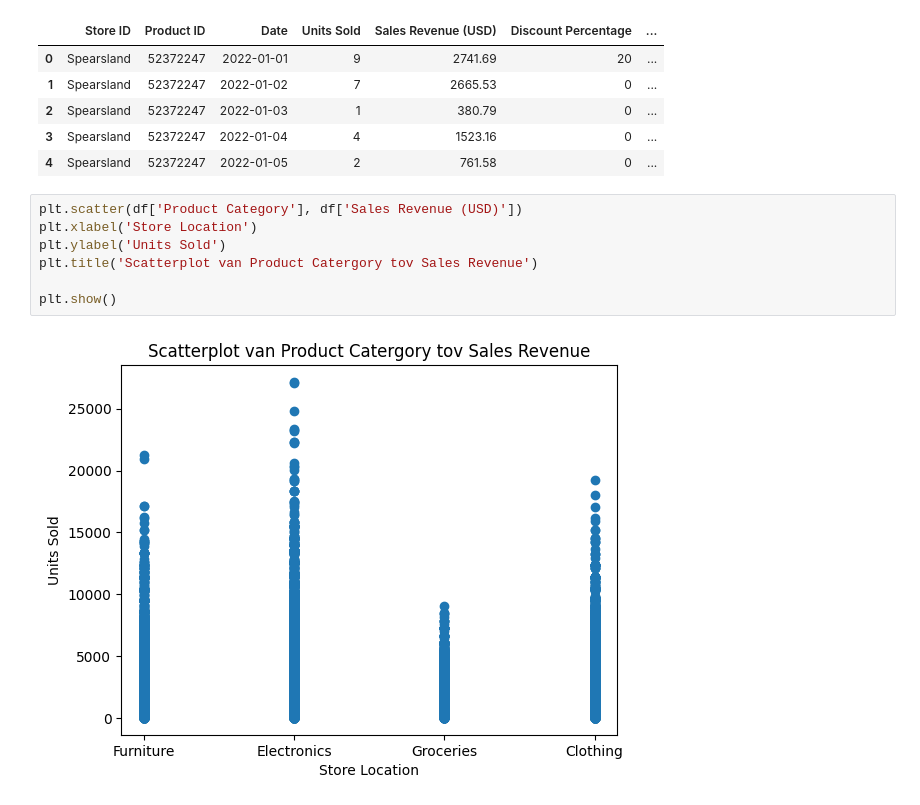
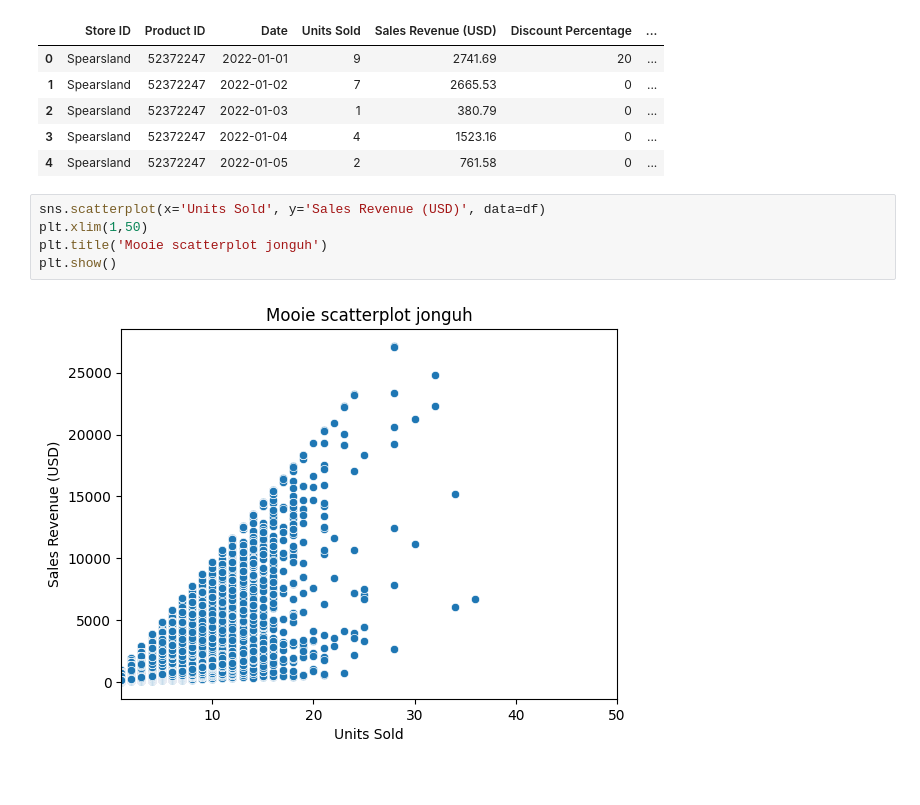
Before and after one commit to KironPutman/datamining, a Jupyter notebook: les1.ipynb, the cells around one changed output. Saved outputs shown, nothing was run; the diff lists cells and outputs as text.

Commit message:
plot beter gemaakt

```diff
--- a/les1.ipynb
+++ b/les1.ipynb
@@ -11,12 +12,10 @@ df.head()
 | 2 | Spearsland | 52372247 | 2022-01-03 | 1 | 380.79 | 0 | ... |
 | 3 | Spearsland | 52372247 | 2022-01-04 | 4 | 1523.16 | 0 | ... |
 | 4 | Spearsland | 52372247 | 2022-01-05 | 2 | 761.58 | 0 | ... |
-# %%
-plt.scatter(df['Product Category'], df['Sales Revenue (USD)'])
-plt.xlabel('Store Location')
-plt.ylabel('Units Sold')
-plt.title('Scatterplot van Product Catergory tov Sales Revenue')
-
-plt.show()
-# %% [output]
-[figure, removed]
+# %%
+sns.scatterplot(x='Units Sold', y='Sales Revenue (USD)', data=df)
+plt.xlim(1,50)
+plt.title('Mooie scatterplot jonguh')
+plt.show()
+# %% [output]
+[figure, added]
```
Also changed, not shown: parts of 1 cell of this notebook.
